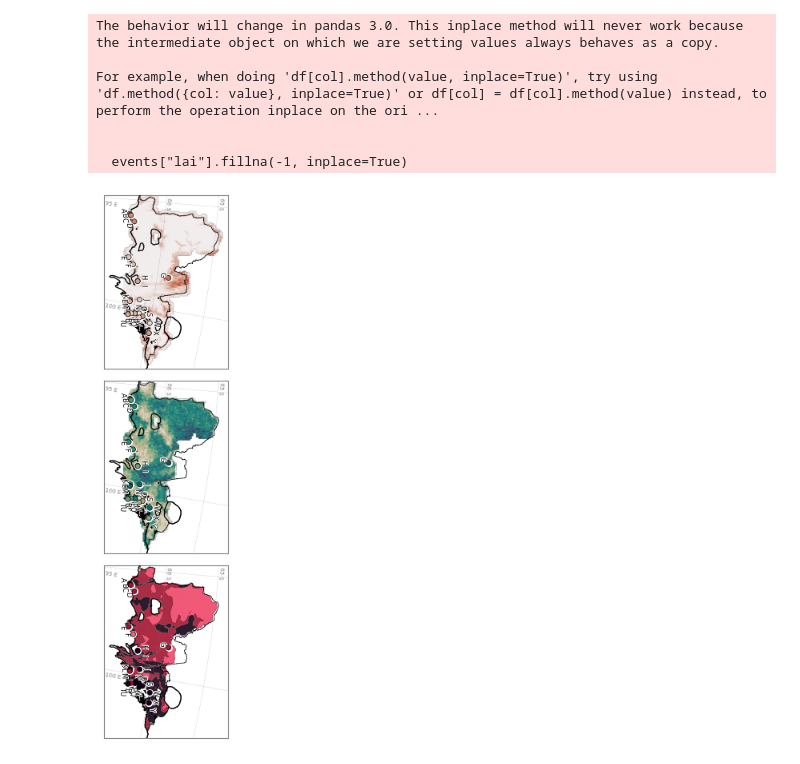
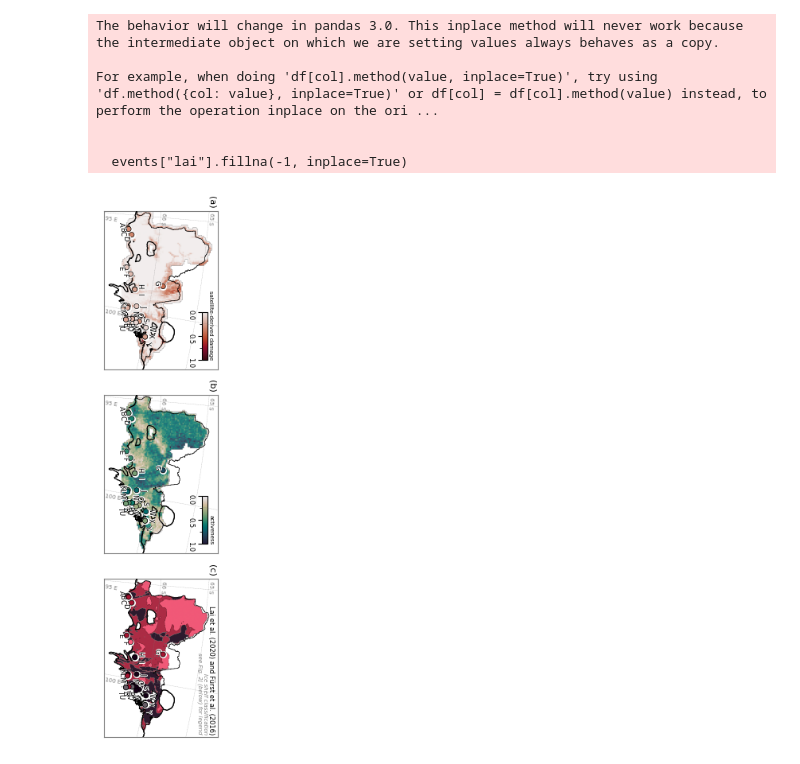
Before and after one commit to js-chemE/HydrofractureShackleton_2023, a Jupyter notebook: plot_figures/figure02.ipynb, the cells around one changed output. Saved outputs shown, nothing was run; the diff lists cells and outputs as text; code cells hidden in the pictures.

```diff
--- a/plot_figures/figure02.ipynb
+++ b/plot_figures/figure02.ipynb
@@ -386,6 +390,33 @@ event_labels = events["label"]
 fig, axes = plt.subplots(3, 1,
                         figsize=(5 / 2.54, total_width),
                         height_ratios=[1, 1, 1])
+
+
+for i, (data, ax, cmap, name) in enumerate(zip(
+    [dmgs[i_year_show], acts[i_year_show]],
+    axes.ravel()[:2],
+    [CMAP_DMG, CMAP_ACT],
+    ["satellite-derived damage", "activeness"])
+    ):
+    fig_silent, ax_silent = plt.subplots()
+    data_silent = ax_silent.imshow(data[0] / np.nanmax(data[0]), cmap=cmap)
+    plt.close()
+    ax.text(0.94, 0.06, name, transform=ax.transAxes, va ="bottom", ha="center", rotation=-90, fontsize=5)
+    cax = ax.inset_axes([0.86, 0.06, 0.05, 0.3], transform=ax.transAxes)
+    cbar = fig.colorbar(
+        data_silent, cax=cax, orientation="vertical", ticklocation="left"
+    )
+
+    # Make ticks and labels gray
+    cbar.ax.tick_params(
+        axis='y',
+        rotation=-90,
+        labelsize=6,
+    )
+    cbar.ax.set_ylim(0, 1)
+    cbar.ax.yaxis.set_major_locator(ticker.MultipleLocator(0.5))
+    cbar.ax.yaxis.set_minor_locator(ticker.AutoMinorLocator(2))
+    cbar.ax.invert_yaxis()
 
 ax = axes.ravel()[0]
 ax.set_xlim(xmin, xmax)
@@ -398,14 +429,14 @@ ax.set_ylim(ymin, ymax)
 rplt.show(acts[i_year_show], transform= acts_transforms[i_year_show], ax=ax, cmap=CMAP_ACT, alpha=0.9, zorder = 1)
 
 ax = axes.ravel()[2]
-ax.set_xlim(xmin, xmax)
-ax.set_ylim(ymin, ymax)
 
 rplt.show(lai_raster_0, ax=ax, transform=lai_transform, alpha=0.9, cmap=cmap_lai_no_color, zorder = 1)
 rplt.show(lai_raster_1, ax=ax, transform=lai_transform, alpha=0.9, cmap=cmap_lai_vulnerable_color, zorder = 1)
 rplt.show(fuerst_raster_1, ax=ax, transform=fuerst_transform, alpha=0.9, cmap=cmap_fuerst_color, zorder = 1)
 
 for i, ax in enumerate(axes.ravel()):
+    ax.set_xlim(xmin, xmax)
+    ax.set_ylim(ymin, ymax)
     grid_filtered.plot(ax=ax, color="gray", linewidth=0.2, ls="--", alpha = 0.8, zorder = 15)
     #events.plot(ax = ax, color="black", markersize=10, zorder=20, facecolor = events)
     coastlines[i_year_show].plot(ax=ax, facecolor="none", edgecolor="black", lw=0.5, zorder = 3)
@@ -462,6 +493,7 @@ for i, ax in enumerate(axes.ravel()):
                 fontsize=6,
                 color="white",
                 zorder=19  # Just below main text
+
             )
 
         ax.text(
@@ -504,40 +536,74 @@ ax.scatter(
 ax.scatter(
     events_centroids.x,
     events_centroids.y,
     s=ss[0],
-    c=events["fuerst+lai"].fillna(0, inplace=False).apply(DICT_LAI.get),
+    c=events["fuerst+lai"].fillna(-1, inplace=False).apply(DICT_LAI.get),
     edgecolors="black",
     linewidth=0.5,
     zorder=20,
 )
-#ax = axes.ravel()[2]
-# Create proxy artist (a colored box) for legend
-# patch_lai_no = mpatches.Patch(color=lai_no_color, label="Lai et al. (2019) | no hydrofracture")
-# patch_lai_vulnerable = mpatches.Patch(color=lai_vulnerable_color, label="Lai et al. (2019) | vulnerable")
-#ax.legend(handles=[patch_lai_no, patch_lai_vulnerable], loc='lower right', fontsize=8, rotate=90)
+
+captions = ["(a)", "(b)", "(c)"]
+for i, ax in enumerate(axes.ravel()):
+    ax.text(
+        0.95, 1.06, captions[i],
+        transform=ax.transAxes,
+        fontsize=8,
+        ha='center',
+        va='center',
+        color='black',
+        zorder=21,
+        rotation=-90,
+    )
+
+
+
+
+ax = axes.ravel()[2]
+x0, y0 = 0.94, 0.02  # adjust for placement in axes coords
+dx = 0.05
+
+
+ax.text(x0, y0, "Lai et al. (2020) and Fürst et al. (2016)", fontsize = 6,
+        transform=ax.transAxes, rotation=-90, va="bottom", ha="center", zorder=22, color = "black")
+ax.text(x0 - dx, y0, "Ice shelf classification", fontsize = 5,
+        transform=ax.transAxes, rotation=-90, va="bottom", ha="center", zorder=22, color = "gray", fontstyle="italic")
+ax.text(x0 - 2 * dx, y0, "see Fig. 2j (below) for legend", fontsize = 5,
+        transform=ax.transAxes, rotation=-90, va="bottom", ha="center", zorder=22, color = "gray", fontstyle="italic")
+# # First patch + label
+# ax.add_patch(plt.Rectangle((x0, y0), 0.02, 0.02, transform=ax.transAxes,
+#                            color=lai_no_color, clip_on=False))
+# ax.text(x0 - 0.01, y0 + 0.01, "no hydrofracture",
+#         transform=ax.transAxes, rotation=-90, va="top", ha="left", fontsize=6)
+
+# # Second patch + label
+# ax.add_patch(plt.Rectangle((x0 + dx, y0), 0.02, 0.02, transform=ax.transAxes,
+#                            color=lai_vulnerable_color, clip_on=False))
+# ax.text(x0 - 0.01, y0 + dy + 0.01, "vulnerable",
+#         transform=ax.transAxes, rotation=-90, va="top", ha="left", fontsize=6)
 
 plt.tight_layout()
 fig.savefig(
     os.path.join(figure_folder, "figure_02a.png"),
     dpi=300
 )
 fig.savefig(
     os.path.join(figure_folder, "figure_02a.pdf"),
     dpi=300
 )
 reader = PdfReader(os.path.join(figure_folder, "figure_02a.pdf"))
 writer = PdfWriter()
 
 for page in reader.pages:
     page.rotate(-90)  # or -90, 180
     writer.add_page(page)
 
 with open(os.path.join(figure_folder, "figure_02a_r.pdf"), "wb") as f:
     writer.write(f)
 
 plt.show()
 # %% [output]
-[figure, old version]
+[figure, new version]
 # %%
 events_lai_nan = events.query("lai == -1")
 events_lai_no = events.query("lai+fuerst == 0")
```
Also changed, not shown: parts of 6 cells of this notebook, 4 other files.
